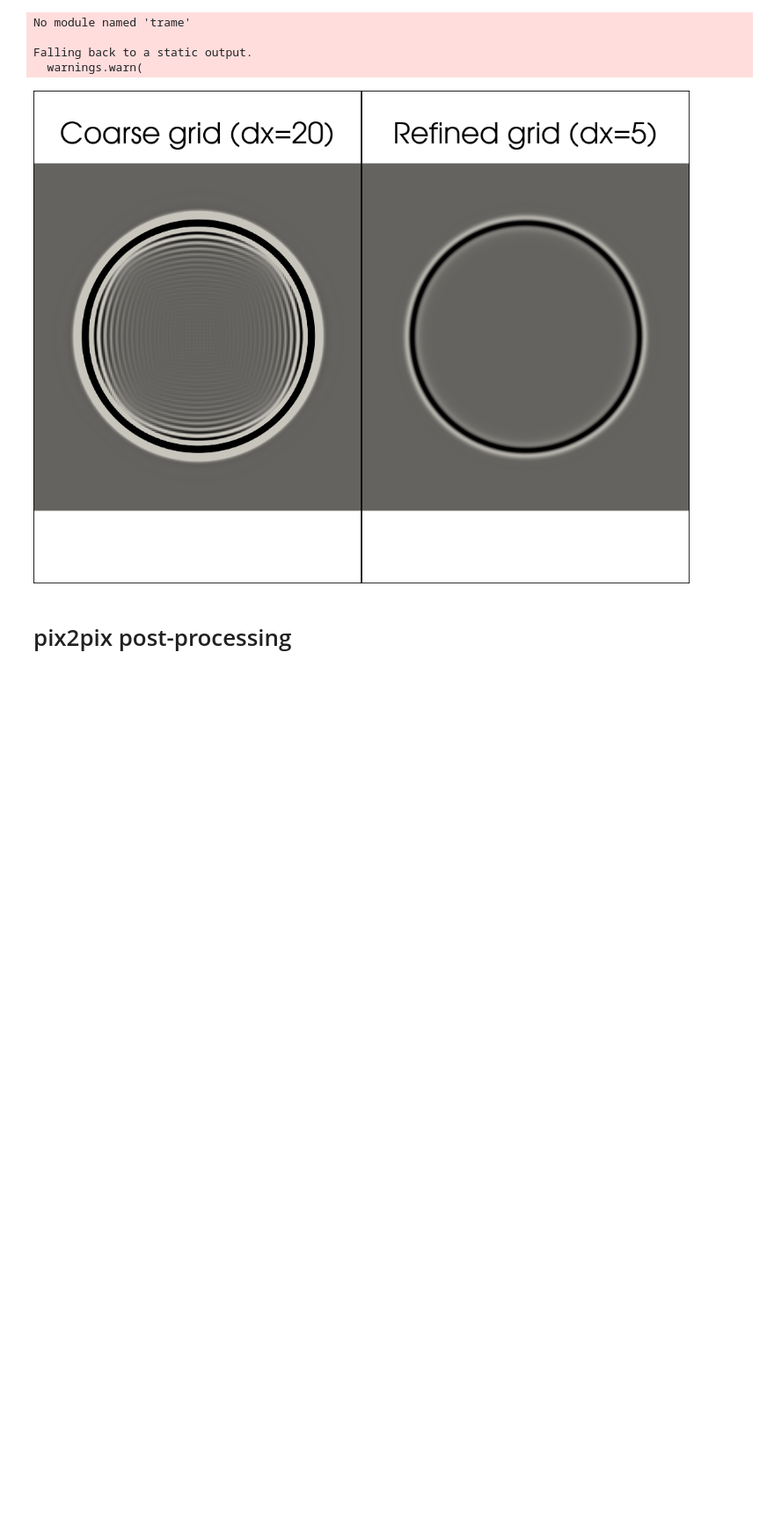
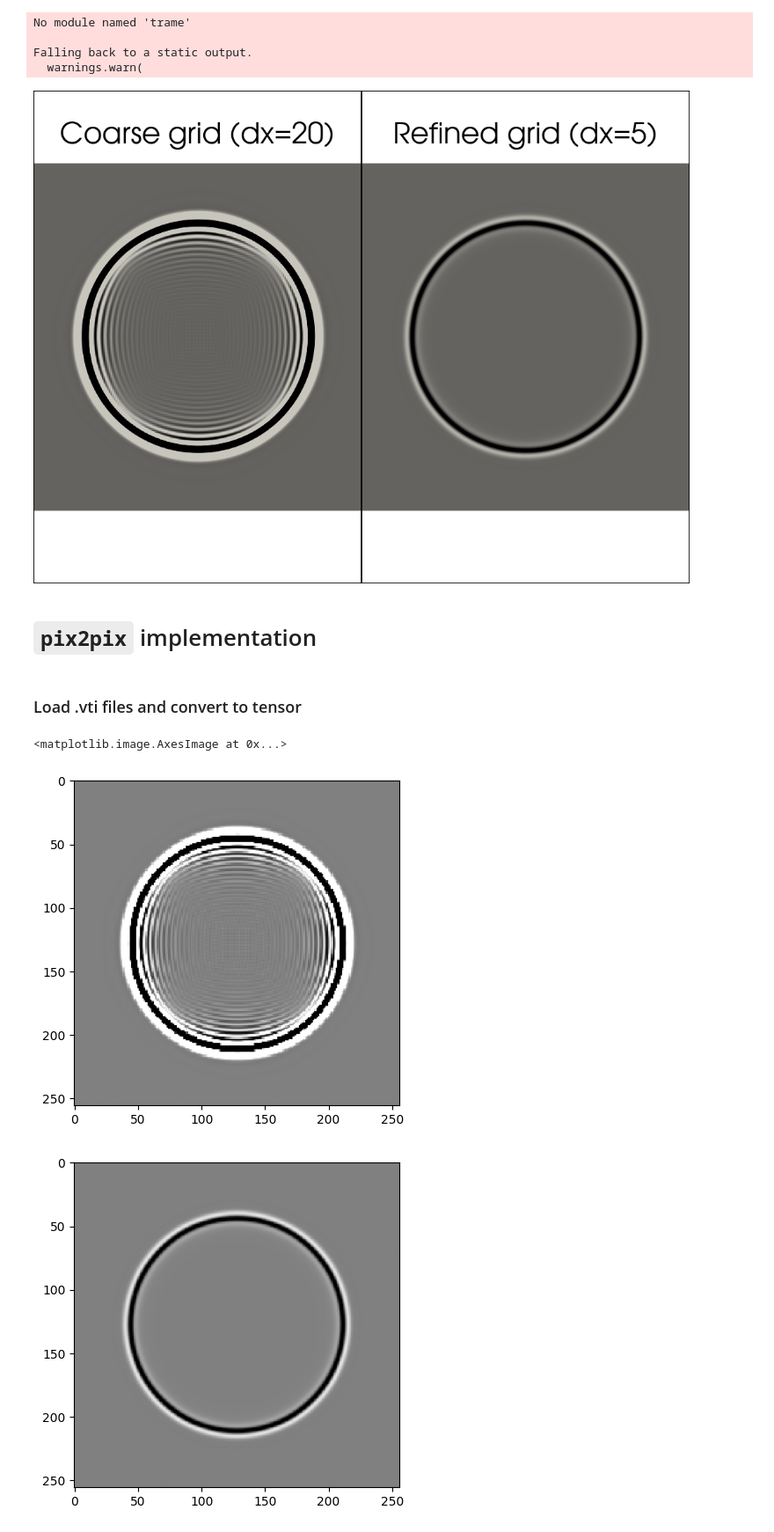
Before and after one commit to antoniomedeiros1/acwv-postprocessing, a Jupyter notebook: main.ipynb, the cells around one changed output. Shown at 88% size. Saved outputs shown, nothing was run; the diff lists cells and outputs as text; code cells hidden in the pictures; blank space fills up the shorter version.

```diff
--- a/main.ipynb
+++ b/main.ipynb
@@ -28,4 +38,47 @@ Falling back to a static output.
   warnings.warn(
 [figure]
 # %% [markdown]
-# pix2pix post-processing
+# `pix2pix` implementation
+# %% [markdown]
+### Load .vti files and convert to tensor
+# %%
+def resize(input_image, real_image, height, width):
+  input_image = tf.expand_dims(input_image, axis=-1)
+  real_image = tf.expand_dims(real_image, axis=-1)
+
+  input_image = tf.image.resize(input_image, [height, width],
+                                method=tf.image.ResizeMethod.NEAREST_NEIGHBOR)
+  real_image = tf.image.resize(real_image, [height, width],
+                               method=tf.image.ResizeMethod.NEAREST_NEIGHBOR)
+
+  return input_image, real_image
+
+def load(input_file_path, real_file_path):
+    input_grid = pv.read(input_file_path)
+    input_data = input_grid.active_scalars
+    input_dims = input_grid.dimensions
+    input_nx, input_ny = input_dims[0], input_dims[1]
+
+    input_image = input_data.reshape((input_ny, input_nx))
+    input_tensor = tf.convert_to_tensor(input_image, dtype=tf.float32)
+
+    real_grid = pv.read(real_file_path)
+    real_data = real_grid.active_scalars
+    real_dims = real_grid.dimensions
+    real_nx, real_ny = real_dims[0], real_dims[1]
+
+    real_image = real_data.reshape((real_ny, real_nx))
+    real_tensor = tf.convert_to_tensor(real_image, dtype=tf.float32)
+
+    return resize(input_tensor, real_tensor, 256, 256)
+
+inp, re = load('./sample/coarse_grid/output_data_0_15.vti', './sample/refined_grid/output_data_0_15.vti')
+
+plt.figure()
+plt.imshow(inp, cmap='grey', vmin=-.5, vmax=.5)
+plt.figure()
+plt.imshow(re, cmap='grey', vmin=-.5, vmax=.5)
+# %% [output]
+<matplotlib.image.AxesImage at 0x...>
+[figure, added]
+[figure, added]
```
Also changed, not shown: parts of 35 cells of this notebook, 10 other files.
